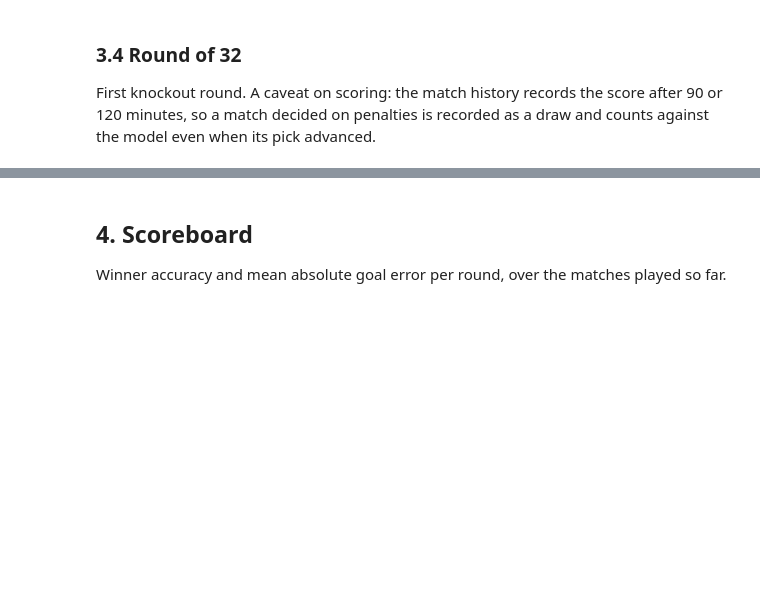
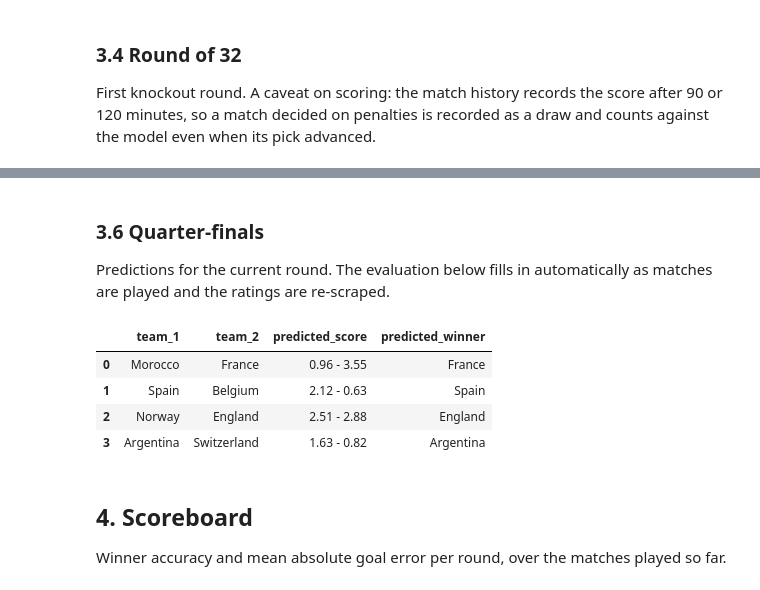
Before and after one commit to migue-rc/fwc2026, a Jupyter notebook: rounds_ensemble.ipynb, the cells around one changed output, grey strips where cells are left out. Saved outputs shown, nothing was run; the diff lists cells and outputs as text; code cells hidden in the pictures; blank space fills up the shorter version.

```diff
--- a/rounds_ensemble.ipynb
+++ b/rounds_ensemble.ipynb
@@ -163,3 +163,15 @@ round_detail("ensemble", "round_of_16")
+# %% [markdown]
+### 3.6 Quarter-finals
+
+Predictions for the current round. The evaluation below fills in automatically as matches are played and the ratings are re-scraped.
+# %%
+round_detail("ensemble", "quarter_finals")
+# %% [output]
+|  | team_1 | team_2 | predicted_score | predicted_winner |
+| 0 | Morocco | France | 0.96 - 3.55 | France |
+| 1 | Spain | Belgium | 2.12 - 0.63 | Spain |
+| 2 | Norway | England | 2.51 - 2.88 | England |
+| 3 | Argentina | Switzerland | 1.63 - 0.82 | Argentina |
 # %% [markdown]
 ## 4. Scoreboard
 
```
Also changed, not shown: parts of 7 cells of this notebook, 29 other files.
